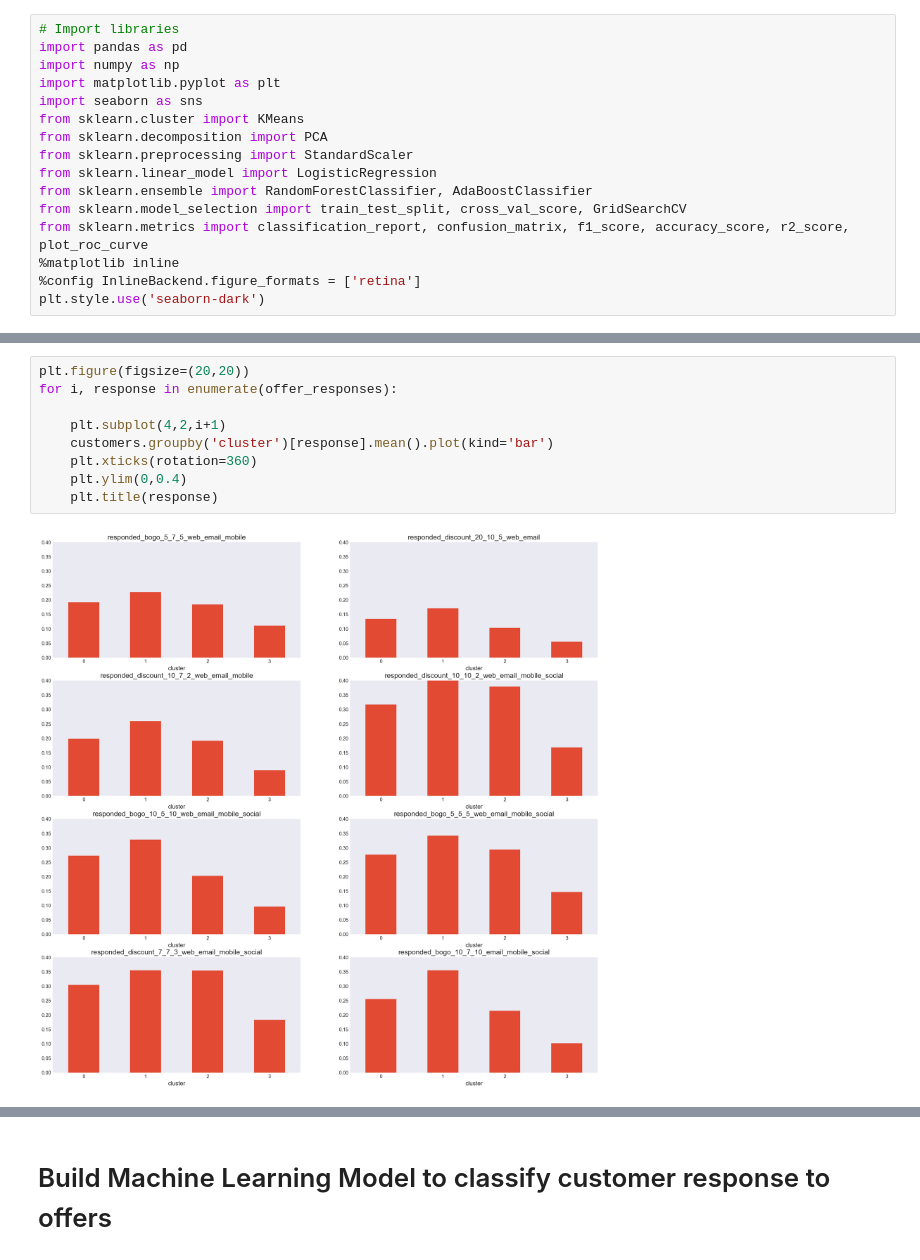
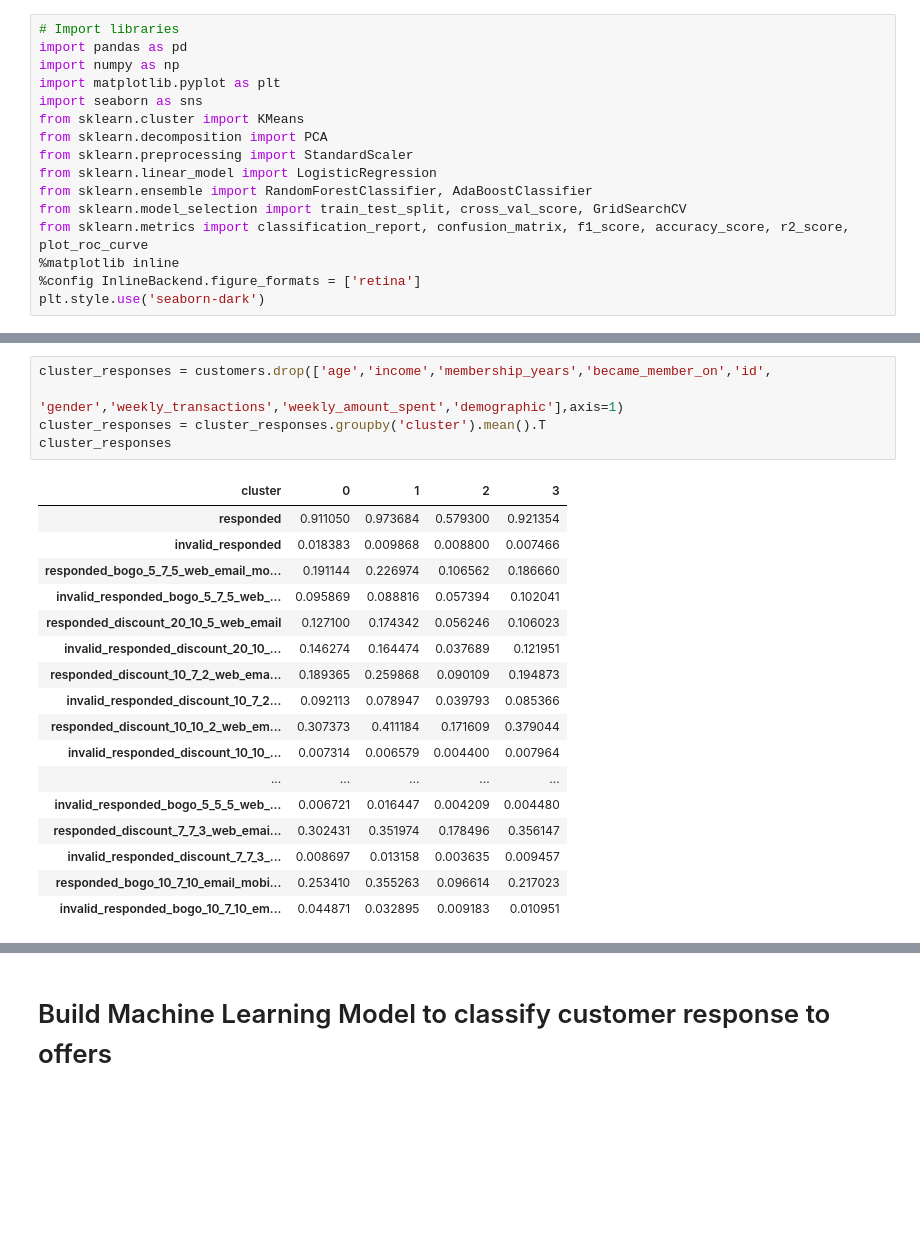
Before and after one commit to kevingao1136/Udacity_DataScience_Nanodegree, a Jupyter notebook: Starbucks_Capstone_Challenge/supervised_unsupervised_ML.ipynb, the cells around one changed output, grey strips where cells are left out. Cells and saved outputs as stored; diff of their text form; blank space fills up the shorter version.

```diff
--- a/Starbucks_Capstone_Challenge/supervised_unsupervised_ML.ipynb
+++ b/Starbucks_Capstone_Challenge/supervised_unsupervised_ML.ipynb
@@ -158,11 +108,23 @@ offer_responses = ['responded_bogo_5_7_5_web_email_mobile',
-# %%
-plt.figure(figsize=(20,20))
-for i, response in enumerate(offer_responses):
-
-    plt.subplot(4,2,i+1)
-    customers.groupby('cluster')[response].mean().plot(kind='bar')
-    plt.xticks(rotation=360)
-    plt.ylim(0,0.4)
-    plt.title(response)
-# %% [output]
-[figure, removed]
+# %%
+cluster_responses = customers.drop(['age','income','membership_years','became_member_on','id',
+                                   'gender','weekly_transactions','weekly_amount_spent','demographic'],axis=1)
+cluster_responses = cluster_responses.groupby('cluster').mean().T
+cluster_responses
+# %% [output]
+| cluster | 0 | 1 | 2 | 3 |
+| responded | 0.911050 | 0.973684 | 0.579300 | 0.921354 |
+| invalid_responded | 0.018383 | 0.009868 | 0.008800 | 0.007466 |
+| responded_bogo_5_7_5_web_email_mo... | 0.191144 | 0.226974 | 0.106562 | 0.186660 |
+| invalid_responded_bogo_5_7_5_web_... | 0.095869 | 0.088816 | 0.057394 | 0.102041 |
+| responded_discount_20_10_5_web_email | 0.127100 | 0.174342 | 0.056246 | 0.106023 |
+| invalid_responded_discount_20_10_... | 0.146274 | 0.164474 | 0.037689 | 0.121951 |
+| responded_discount_10_7_2_web_ema... | 0.189365 | 0.259868 | 0.090109 | 0.194873 |
+| invalid_responded_discount_10_7_2... | 0.092113 | 0.078947 | 0.039793 | 0.085366 |
+| responded_discount_10_10_2_web_em... | 0.307373 | 0.411184 | 0.171609 | 0.379044 |
+| invalid_responded_discount_10_10_... | 0.007314 | 0.006579 | 0.004400 | 0.007964 |
+| ... | ... | ... | ... | ... |
+| invalid_responded_bogo_5_5_5_web_... | 0.006721 | 0.016447 | 0.004209 | 0.004480 |
+| responded_discount_7_7_3_web_emai... | 0.302431 | 0.351974 | 0.178496 | 0.356147 |
+| invalid_responded_discount_7_7_3_... | 0.008697 | 0.013158 | 0.003635 | 0.009457 |
+| responded_bogo_10_7_10_email_mobi... | 0.253410 | 0.355263 | 0.096614 | 0.217023 |
+| invalid_responded_bogo_10_7_10_em... | 0.044871 | 0.032895 | 0.009183 | 0.010951 |
```
Also changed, not shown: parts of 13 cells of this notebook, 3 other files.
